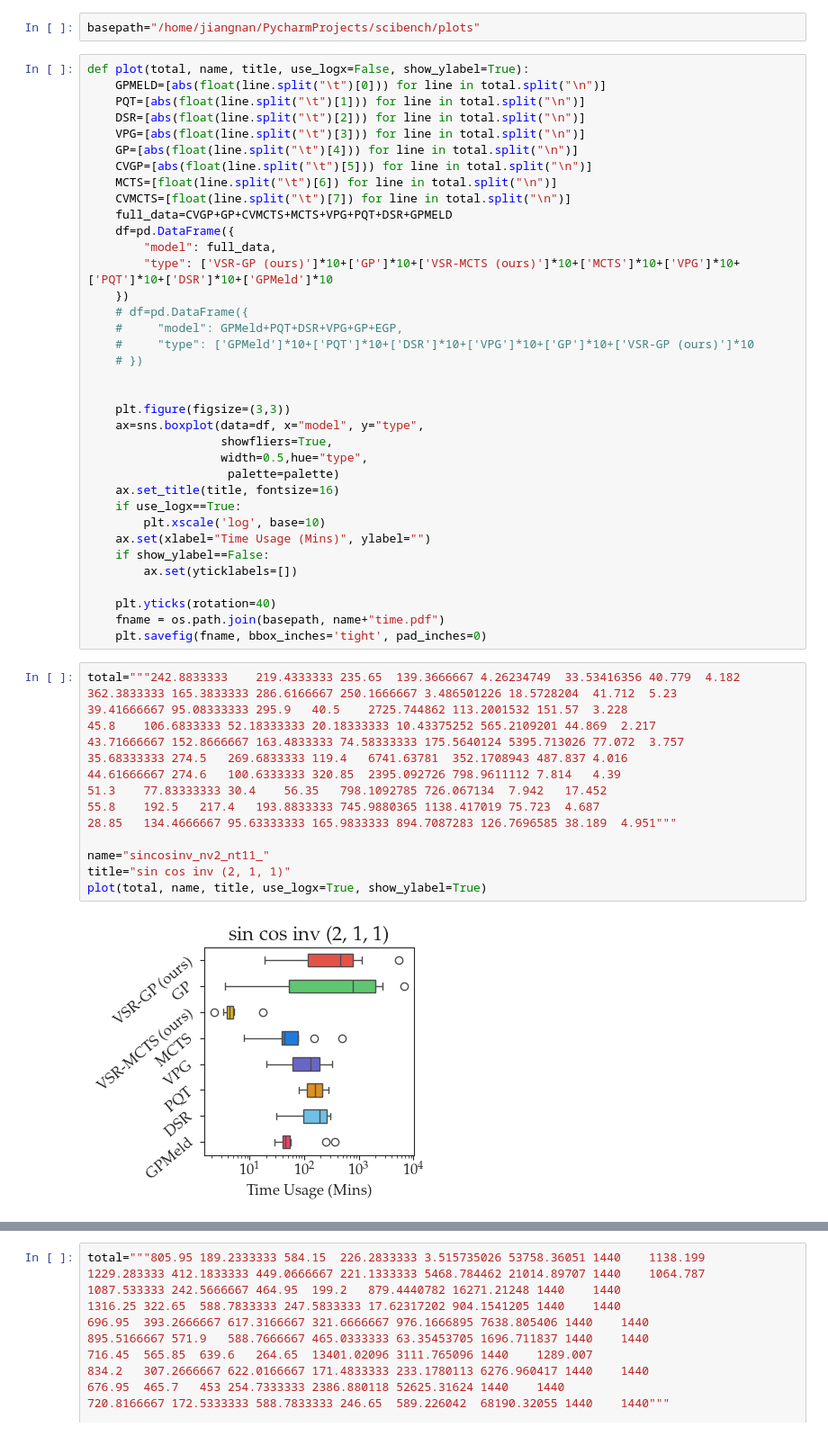
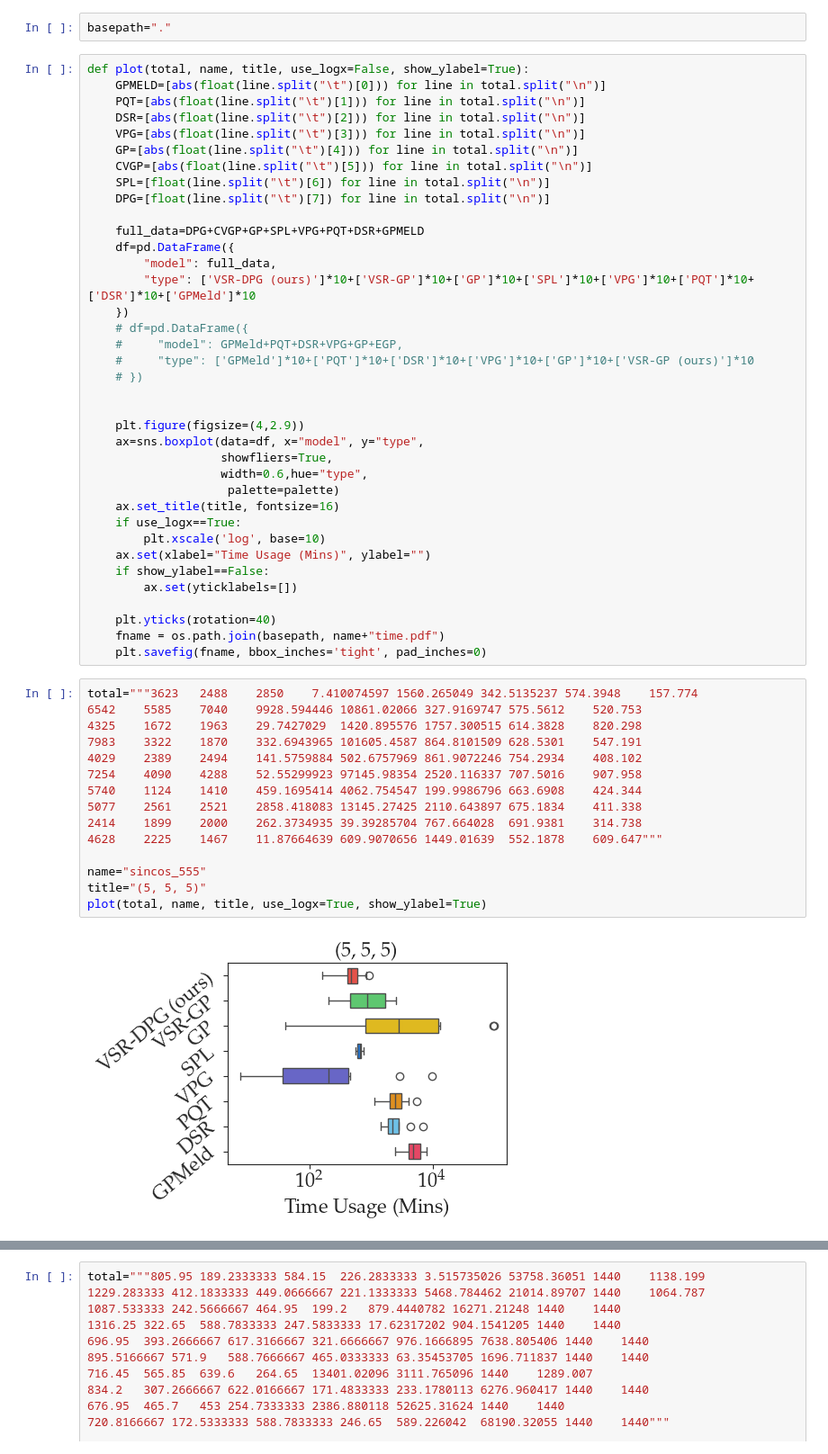
Before and after one commit to jiangnanhugo/VSR-DPG, a Jupyter notebook: plots/time usage.ipynb, the cells around one changed output, grey strips where cells are left out. Shown at 90% size. Drawn from its saved outputs; the diff is of its cells as text.

```diff
--- a/plots/time usage.ipynb
+++ b/plots/time usage.ipynb
@@ -15,7 +15,7 @@ rc("font", **{'family':'serif','serif':['Palatino'], 'size':12})
 rc('text', usetex=True)
 import os
 # %%
-basepath="/home/jiangnan/PycharmProjects/scibench/plots"
+basepath="."
 # %%
 def plot(total, name, title, use_logx=False, show_ylabel=True):
     GPMELD=[abs(float(line.split("\t")[0])) for line in total.split("\n")]
@@ -24,12 +24,13 @@ def plot(total, name, title, use_logx=False, show_ylabel=True):
     VPG=[abs(float(line.split("\t")[3])) for line in total.split("\n")]
     GP=[abs(float(line.split("\t")[4])) for line in total.split("\n")]
     CVGP=[abs(float(line.split("\t")[5])) for line in total.split("\n")]
-    MCTS=[float(line.split("\t")[6]) for line in total.split("\n")]
-    CVMCTS=[float(line.split("\t")[7]) for line in total.split("\n")]
-    full_data=CVGP+GP+CVMCTS+MCTS+VPG+PQT+DSR+GPMELD
+    SPL=[float(line.split("\t")[6]) for line in total.split("\n")]
+    DPG=[float(line.split("\t")[7]) for line in total.split("\n")]
+
+    full_data=DPG+CVGP+GP+SPL+VPG+PQT+DSR+GPMELD
     df=pd.DataFrame({
         "model": full_data,
-        "type": ['VSR-GP (ours)']*10+['GP']*10+['VSR-MCTS (ours)']*10+['MCTS']*10+['VPG']*10+['PQT']*10+['DSR']*10+['GPMeld']*10
+        "type": ['VSR-DPG (ours)']*10+['VSR-GP']*10+['GP']*10+['SPL']*10+['VPG']*10+['PQT']*10+['DSR']*10+['GPMeld']*10
     })
     # df=pd.DataFrame({
     #     "model": GPMeld+PQT+DSR+VPG+GP+EGP,
@@ -37,10 +38,10 @@ def plot(total, name, title, use_logx=False, show_ylabel=True):
     # })
 
 
-    plt.figure(figsize=(3,3))
+    plt.figure(figsize=(4,2.9))
     ax=sns.boxplot(data=df, x="model", y="type",
                    showfliers=True,
-                   width=0.5,hue="type",
+                   width=0.6,hue="type",
                     palette=palette)
     ax.set_title(title, fontsize=16)
     if use_logx==True:
@@ -53,22 +54,22 @@ def plot(total, name, title, use_logx=False, show_ylabel=True):
     fname = os.path.join(basepath, name+"time.pdf")
     plt.savefig(fname, bbox_inches='tight', pad_inches=0)
 # %%
-total="""242.8833333	219.4333333	235.65	139.3666667	4.26234749	33.53416356	40.779	4.182
-362.3833333	165.3833333	286.6166667	250.1666667	3.486501226	18.5728204	41.712	5.23
-39.41666667	95.08333333	295.9	40.5	2725.744862	113.2001532	151.57	3.228
-45.8	106.6833333	52.18333333	20.18333333	10.43375252	565.2109201	44.869	2.217
-43.71666667	152.8666667	163.4833333	74.58333333	175.5640124	5395.713026	77.072	3.757
-35.68333333	274.5	269.6833333	119.4	6741.63781	352.1708943	487.837	4.016
-44.61666667	274.6	100.6333333	320.85	2395.092726	798.9611112	7.814	4.39
-51.3	77.83333333	30.4	56.35	798.1092785	726.067134	7.942	17.452
-55.8	192.5	217.4	193.8833333	745.9880365	1138.417019	75.723	4.687
-28.85	134.4666667	95.63333333	165.9833333	894.7087283	126.7696585	38.189	4.951"""
+total="""3623	2488	2850	7.410074597	1560.265049	342.5135237	574.3948	157.774
+6542	5585	7040	9928.594446	10861.02066	327.9169747	575.5612	520.753
+4325	1672	1963	29.7427029	1420.895576	1757.300515	614.3828	820.298
+7983	3322	1870	332.6943965	101605.4587	864.8101509	628.5301	547.191
+4029	2389	2494	141.5759884	502.6757969	861.9072246	754.2934	408.102
+7254	4090	4288	52.55299923	97145.98354	2520.116337	707.5016	907.958
+5740	1124	1410	459.1695414	4062.754547	199.9986796	663.6908	424.344
+5077	2561	2521	2858.418083	13145.27425	2110.643897	675.1834	411.338
+2414	1899	2000	262.3734935	39.39285704	767.664028	691.9381	314.738
+4628	2225	1467	11.87664639	609.9070656	1449.01639	552.1878	609.647"""
 
-name="sincosinv_nv2_nt11_"
-title="sin cos inv (2, 1, 1)"
+name="sincos_555"
+title="(5, 5, 5)"
 plot(total, name, title, use_logx=True, show_ylabel=True)
 # %% [output]
-[figure, old version]
+[figure, new version]
 # %%
 total="""1238.133333	1272.35	1871.95	757.0833333	1.393019617	3437.435923	113.728	15.5
 1222.616667	1488.55	1361.633333	919.6833333	647.7738899	329.7824641	211.438	24.246
```
Also changed, not shown: parts of 2 cells of this notebook, 7 other files.
